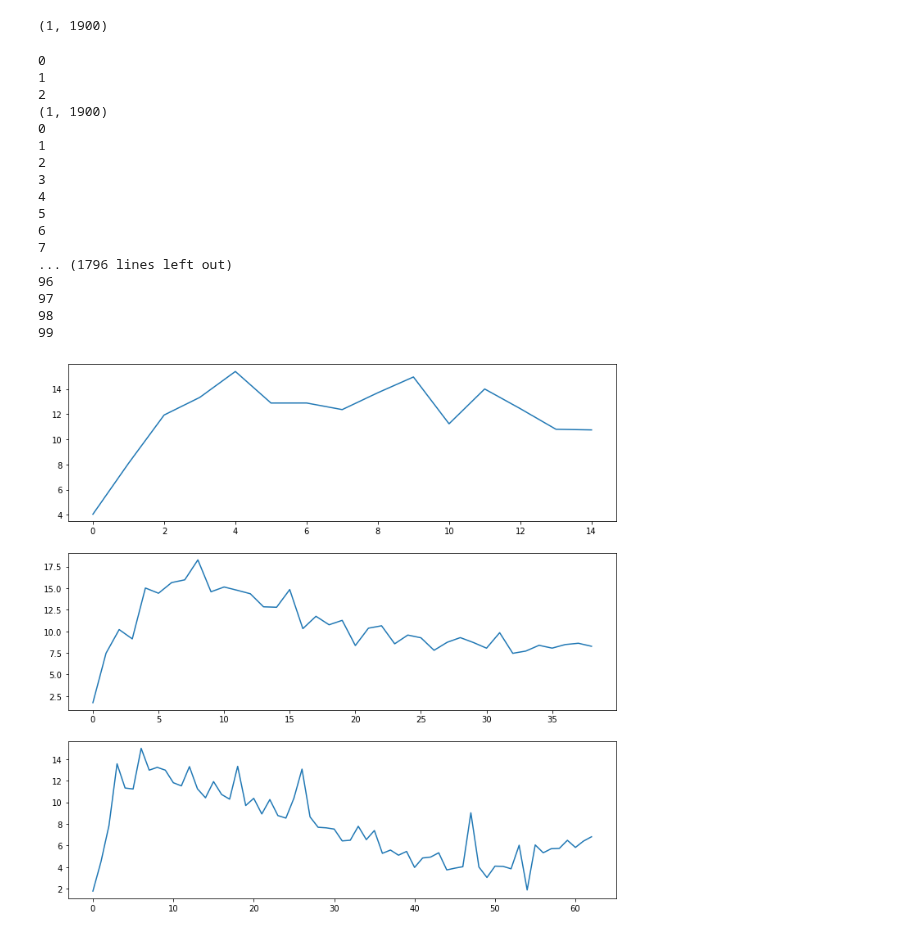
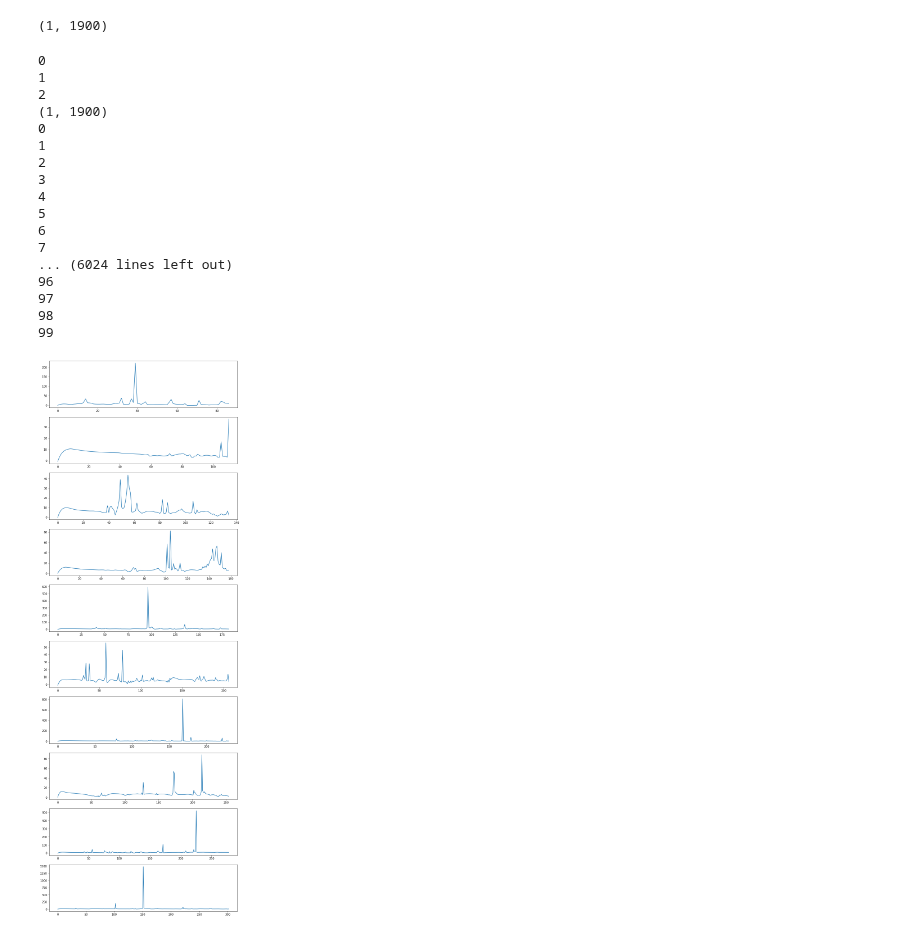
Before and after one commit to ur-whitelab/wazy, a Jupyter notebook: paper/hamming_distance.ipynb, the cells around one changed output. Cells and saved outputs as stored; diff of their text form; code cells hidden in the pictures.

```diff
--- a/paper/hamming_distance.ipynb
+++ b/paper/hamming_distance.ipynb
@@ -34,22 +34,34 @@ seqs = ['GIGAVLKVLKAGLPALIVTLKRKIVQ',
        'HAPPVLKVLTTGLAPPLVWIKRKRTH',
        'GIGAVLUIHKLSSVAAWRPPKRKRQQ']
 
+val_seqs = ['PTWIIFLKAQWEQHSNLTNMRTFPEV',
+'TISHFVCNHDICAWIKDMQAMQIKMC',
+'CESWLWKRLFDGHADRWRSMPDYPIW',
+'YLVENPLMFPLVAAFIHQWTRQISWH',
+'QTEERLEAQISIYYIGAWSHYKVTDE']
 
 #plt.rcParams["figure.figsize"] = (12,12)
 #fig, axs = plt.subplots(3)
 
 #@jax.jit
-def single_loop(key, seqs):
+def single_loop(key, seqs, val_seqs):
 
     # get labels
     labels = []
     for seq in seqs:
         labels.append(hamming(target_seq, seq))
     labels = jnp.array(labels)
+
+    val_labels = []
+    for val_seq in val_seqs:
+        val_labels.append(hamming(target_seq, val_seq))
+    val_labels = jnp.array(val_labels)
+
     reps = get_reps(seqs)[0]
+    val_reps = get_reps(val_seqs)[0]
     key, _ = jax.random.split(key, num=2)
     forward = hk.without_apply_rng(hk.transform(alp.model_forward))
-    params, mlp_loss = alp.ensemble_train(key, forward, reps, labels)
+    params, mlp_loss, mlp_val_loss= alp.ensemble_train(key, forward, reps, labels, val_reps, val_labels)
     #axs[i].plot(mlp_loss)
     final_vec = alp.bayes_opt(forward, params, labels)
     print(final_vec.shape)
@@ -67,7 +79,7 @@ def single_loop(key, seqs):
         gen_seqs.append(str.join(seq))
     # add data points
     seqs = [*seqs, *gen_seqs]
-    return seqs, mlp_loss, loss_traces
+    return seqs, mlp_loss, mlp_val_loss, loss_traces
 
 
 # for i in range(3):
@@ -81,12 +93,16 @@ def single_loop(key, seqs):
 (1, 1900)
 # %%
 loop_mlp_loss = []
+loop_mlp_val_loss = []
 loop_seq_loss = []
-for i in range(3):
+loop_seq = []
+for i in range(10):
     key, _ = jax.random.split(key, num=2)
-    seqs, mlp_loss, loss_traces= single_loop(key, seqs)
+    seqs, mlp_loss, mlp_val_loss, loss_traces= single_loop(key, seqs, val_seqs)
     loop_mlp_loss.append(mlp_loss)
+    loop_mlp_val_loss.append(mlp_val_loss)
     loop_seq_loss.append(loss_traces)
+    loop_seq.append(seqs)
 # %% [output]
 0
 1
@@ -100,17 +116,17 @@ for i in range(3):
 5
 6
 7
-... (1796 lines left out)
+... (6024 lines left out)
 96
 97
 98
 99
 # %%
-plt.rcParams["figure.figsize"] = (12, 12)
-fig, axs = plt.subplots(3)
-for i in range(3):
-    axs[i].plot(loop_mlp_loss[i])
+plt.rcParams["figure.figsize"] = (12, 36)
+fig, axs = plt.subplots(10)
+for i in range(10):
+    axs[i].plot(loop_mlp_val_loss[i])
 # %% [output]
-[figure, old version]
+[figure, new version]
 # %%
 plt.rcParams["figure.figsize"] = (12, 12)
```
Also changed, not shown: parts of 3 cells of this notebook, 2 other files.
